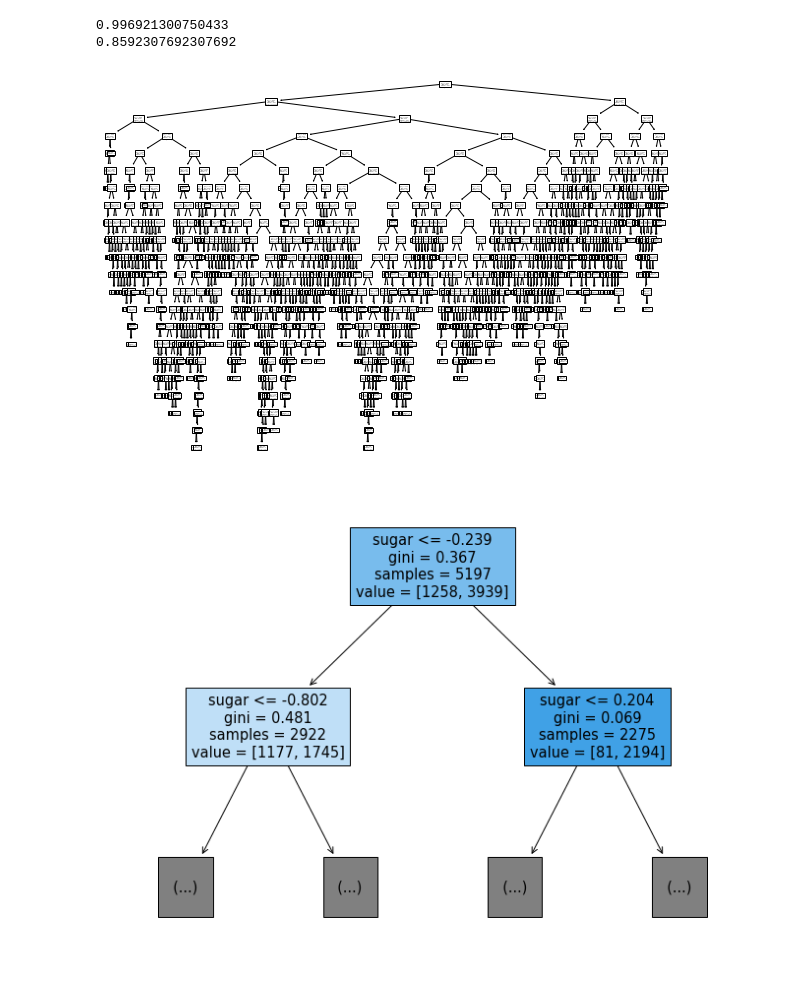
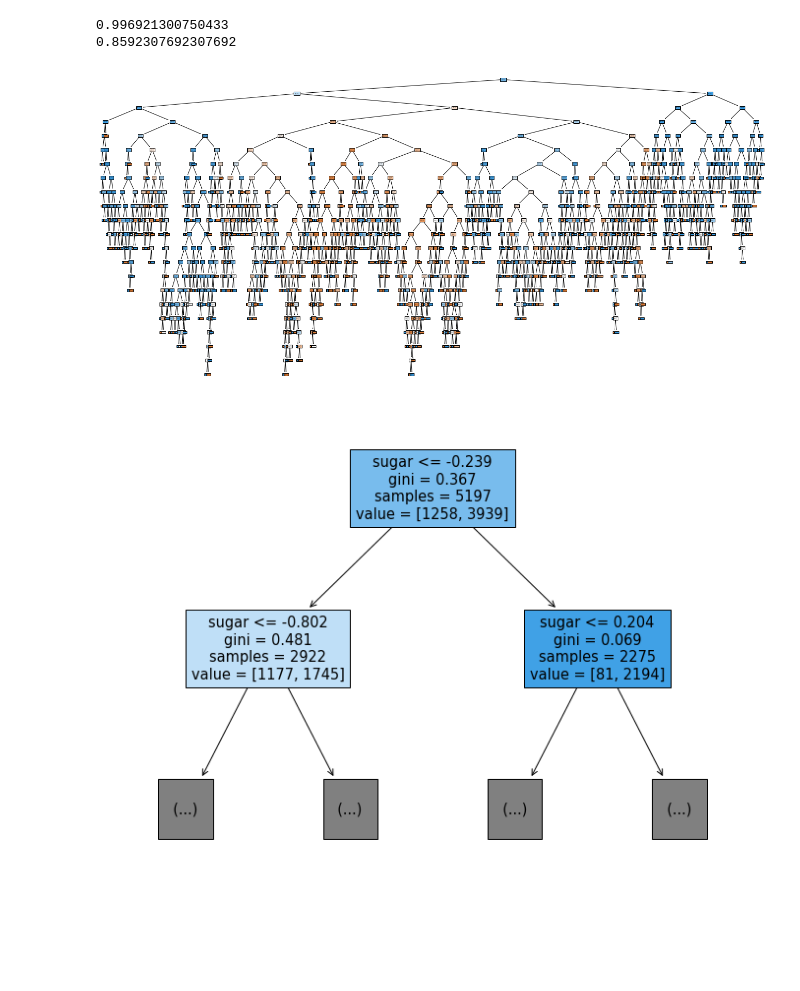
Before and after one commit to Idontknowrithm/ML-compilation_SelfDev, a Jupyter notebook: 5_1_결정_트리.ipynb, the cells around one changed output. Cells and saved outputs as stored; diff of their text form; code cells hidden in the pictures; blank space fills up the shorter version.

```diff
--- a/5_1_결정_트리.ipynb
+++ b/5_1_결정_트리.ipynb
@@ -107,13 +107,13 @@ print(dt.score(test_scaled, test_target))
 # %%
 # 결정 트리 출력
 import matplotlib.pyplot as plt
 from sklearn.tree import plot_tree
 
-plt.figure(figsize=(10, 7))
-plot_tree(dt)
+plt.figure(figsize=(23, 11))
+plot_tree(dt, filled=True)
 plt.show()
 # %% [output]
-[figure, old version]
+[figure, new version]
 # %%
 # 결정 트리 깊이 제한 후 출력
 # max_depth: 트리 깊이, filled: 클래스에 따라 색 변경
```
Also changed, not shown: parts of 5 cells of this notebook.
